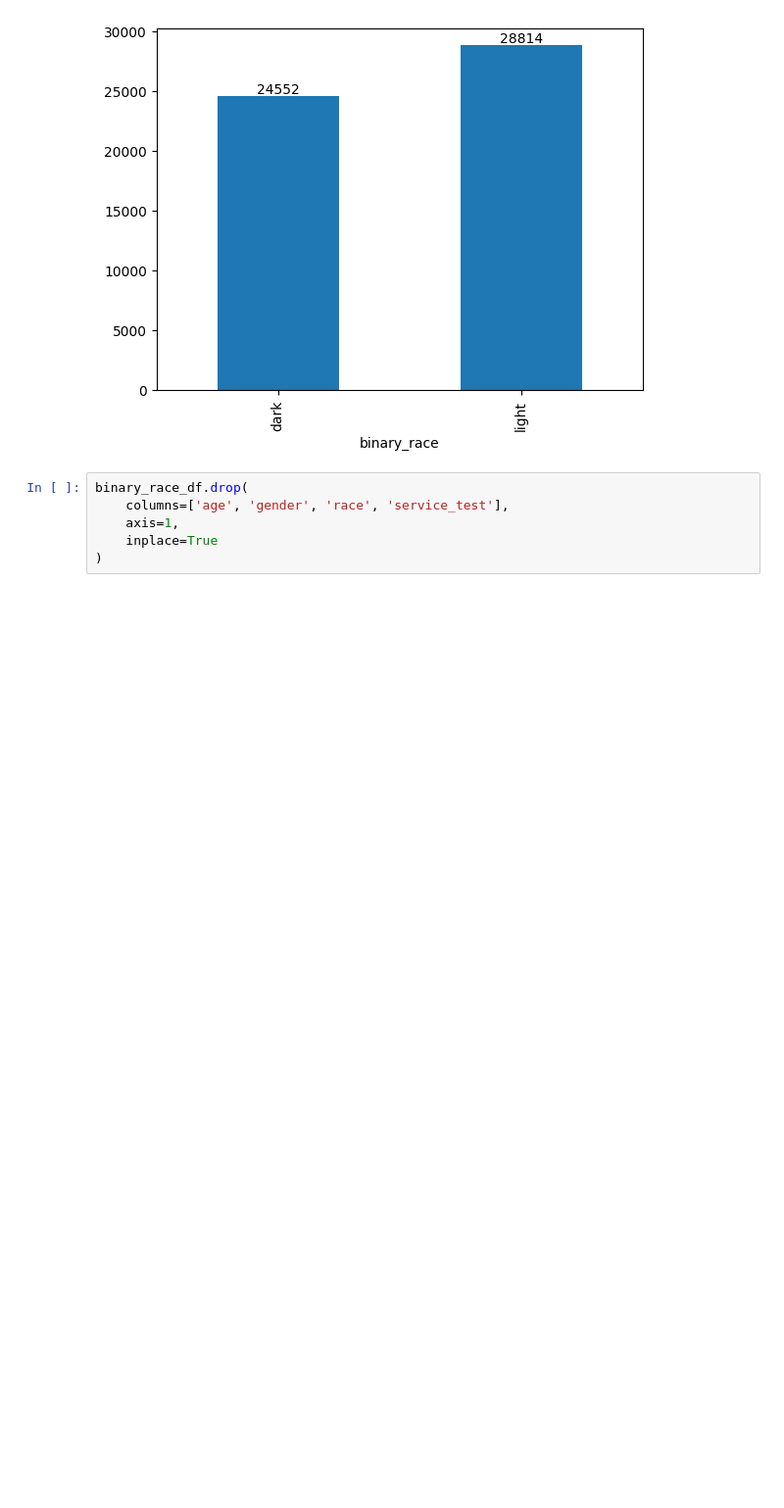
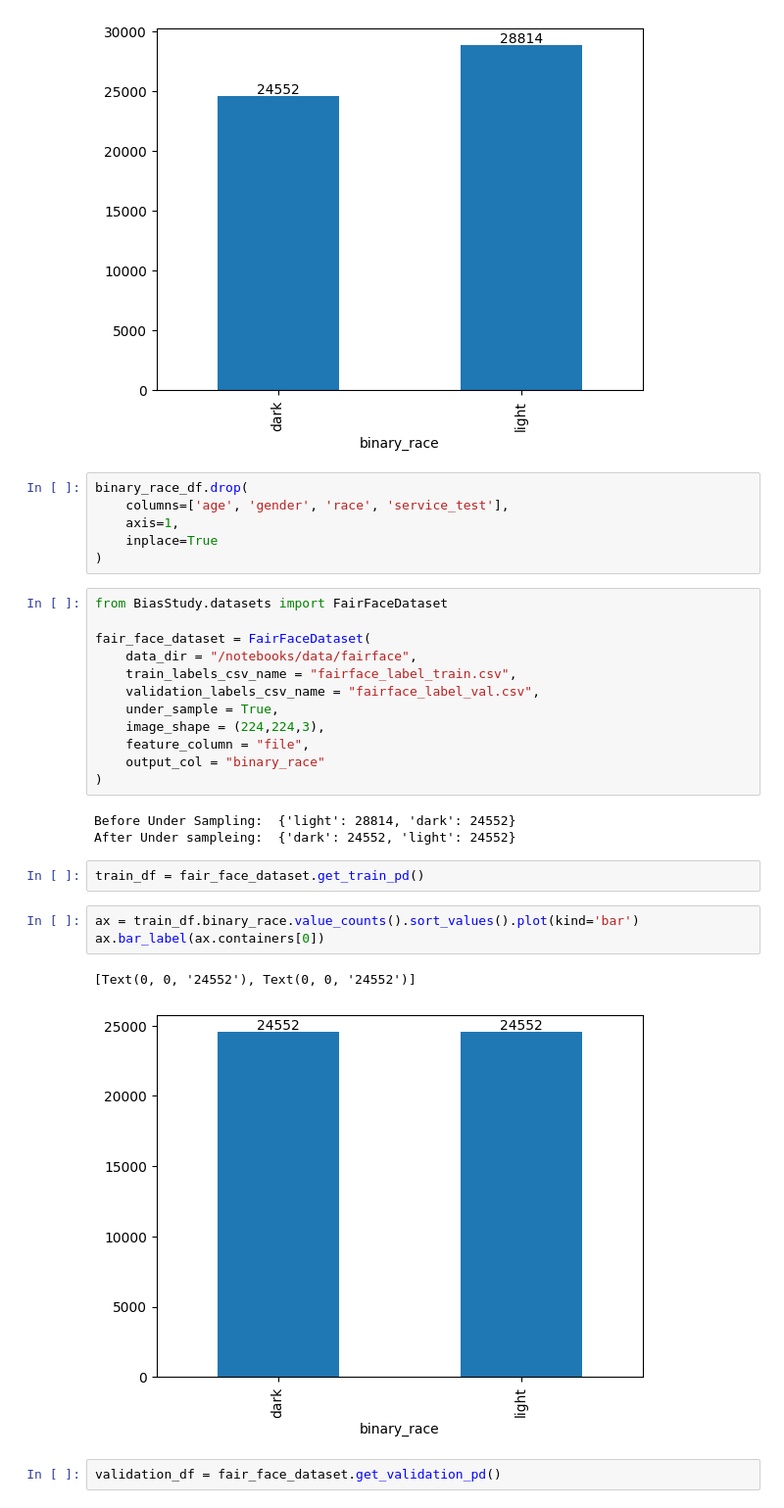
Before and after one commit to GhaidaAlAtoum/CS8321_FinalLab, a Jupyter notebook: code/ExploreFairFace.ipynb, the cells around one changed output. Shown at 98% size. Drawn from its saved outputs; the diff is of its cells as text; blank space fills up the shorter version.

```diff
--- a/code/ExploreFairFace.ipynb
+++ b/code/ExploreFairFace.ipynb
@@ -107,3 +107,28 @@ binary_race_df.drop(
     axis=1,
     inplace=True
 )
+# %%
+from BiasStudy.datasets import FairFaceDataset
+
+fair_face_dataset = FairFaceDataset(
+    data_dir = "/notebooks/data/fairface",
+    train_labels_csv_name = "fairface_label_train.csv",
+    validation_labels_csv_name = "fairface_label_val.csv",
+    under_sample = True,
+    image_shape = (224,224,3),
+    feature_column = "file",
+    output_col = "binary_race"
+)
+# %% [output]
+Before Under Sampling:  {'light': 28814, 'dark': 24552}
+After Under sampleing:  {'dark': 24552, 'light': 24552}
+# %%
+train_df = fair_face_dataset.get_train_pd()
+# %%
+ax = train_df.binary_race.value_counts().sort_values().plot(kind='bar')
+ax.bar_label(ax.containers[0])
+# %% [output]
+[Text(0, 0, '24552'), Text(0, 0, '24552')]
+[figure, added]
+# %%
+validation_df = fair_face_dataset.get_validation_pd()
```
Also changed, not shown: parts of 3 cells of this notebook, 19 other files.
